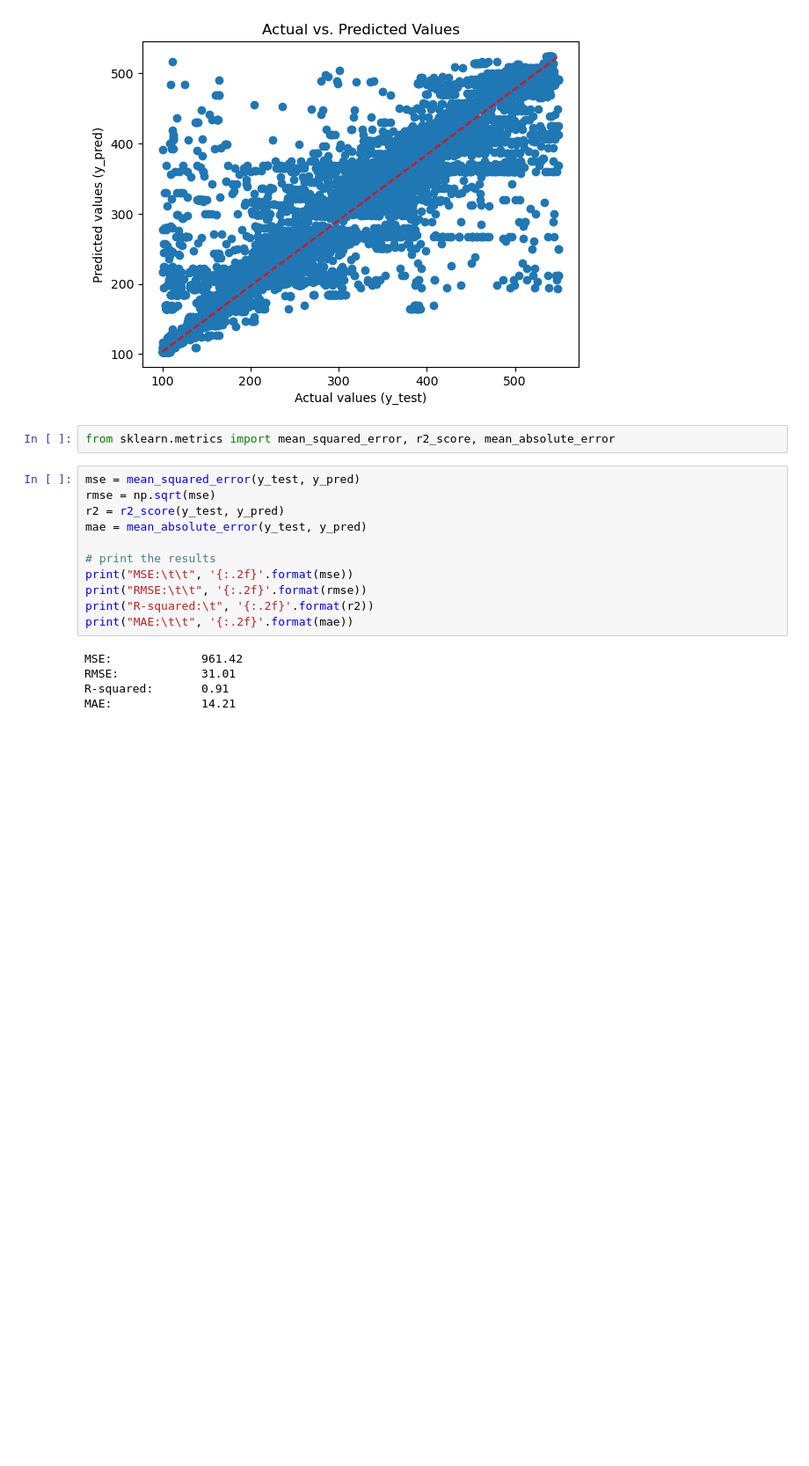
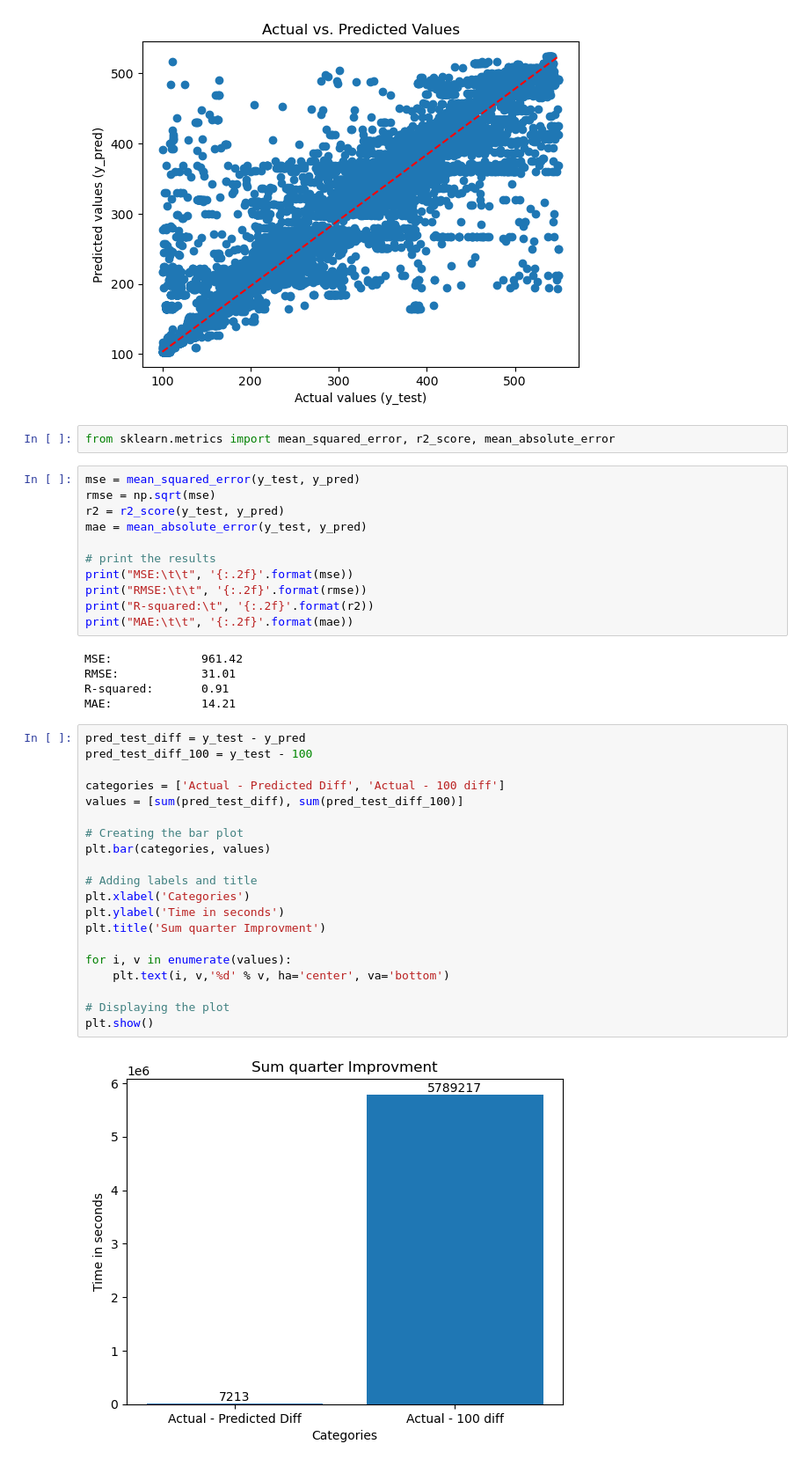
Before and after one commit to ittayeyal046/TestTimePrediction, a Jupyter notebook: ML/TestTimePrediction.ipynb, the cells around one changed output. Shown at 88% size. Drawn from its saved outputs; the diff is of its cells as text; blank space fills up the shorter version.

```diff
--- a/ML/TestTimePrediction.ipynb
+++ b/ML/TestTimePrediction.ipynb
@@ -372,3 +358,25 @@ MSE:             961.42
 RMSE:            31.01
 R-squared:       0.91
 MAE:             14.21
+# %%
+pred_test_diff = y_test - y_pred
+pred_test_diff_100 = y_test - 100
+
+categories = ['Actual - Predicted Diff', 'Actual - 100 diff']
+values = [sum(pred_test_diff), sum(pred_test_diff_100)]
+
+# Creating the bar plot
+plt.bar(categories, values)
+
+# Adding labels and title
+plt.xlabel('Categories')
+plt.ylabel('Time in seconds')
+plt.title('Sum quarter Improvment')
+
+for i, v in enumerate(values):
+    plt.text(i, v,'%d' % v, ha='center', va='bottom')
+
+# Displaying the plot
+plt.show()
+# %% [output]
+[figure, added]
```
Also changed, not shown: parts of 11 cells of this notebook.
